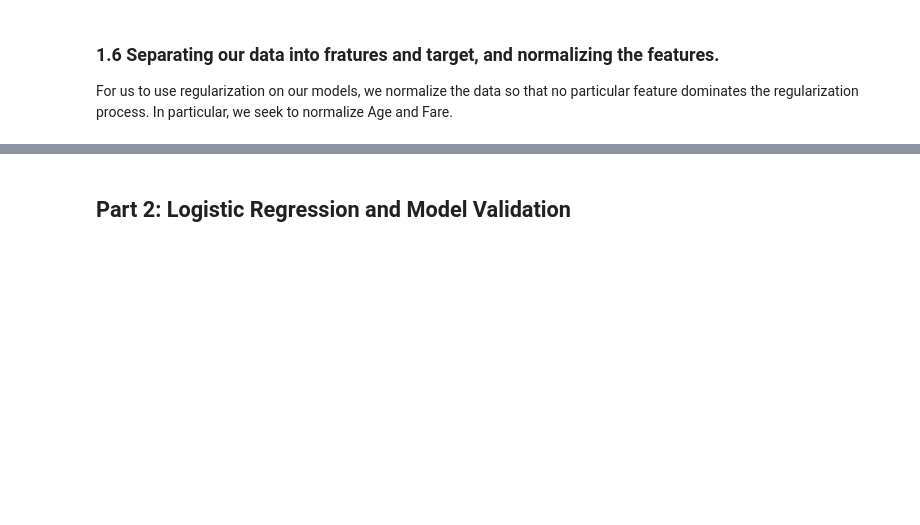
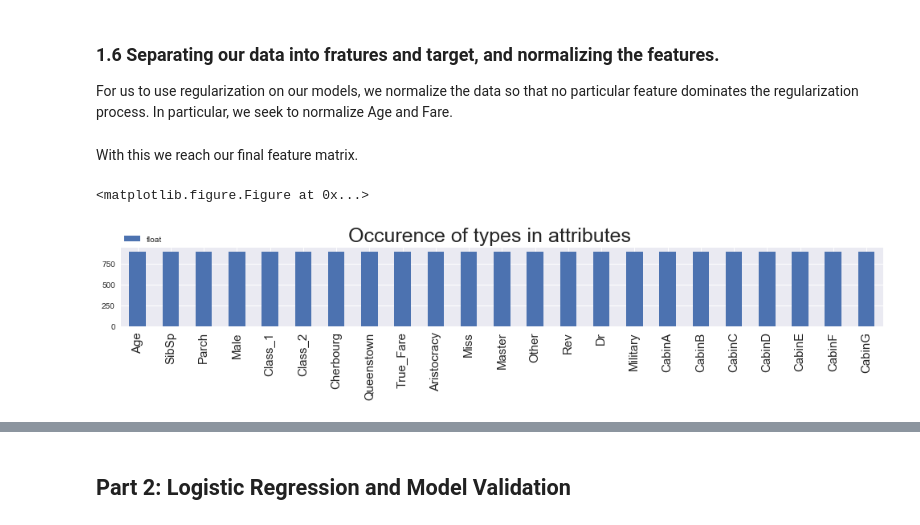
Before and after one commit to Rony-A/sc2-replay-analysis, a Jupyter notebook: mycchaka/project4/Project_4-The_Titanic.ipynb, the cells around one changed output, grey strips where cells are left out. Cells and saved outputs as stored; diff of their text form; code cells hidden in the pictures; blank space fills up the shorter version.

```diff
--- a/mycchaka/project4/Project_4-The_Titanic.ipynb
+++ b/mycchaka/project4/Project_4-The_Titanic.ipynb
@@ -367,3 +379,10 @@ def getC7(df_clean3, fit = True):
     return X
 X = getC7(df_clean3)
 y = df['Survived']
+# %% [markdown]
+With this we reach our final feature matrix.
+# %%
+plot_types(X)
+# %% [output]
+<matplotlib.figure.Figure at 0x...>
+[figure, added]
```
Also changed, not shown: parts of 22 cells of this notebook.
